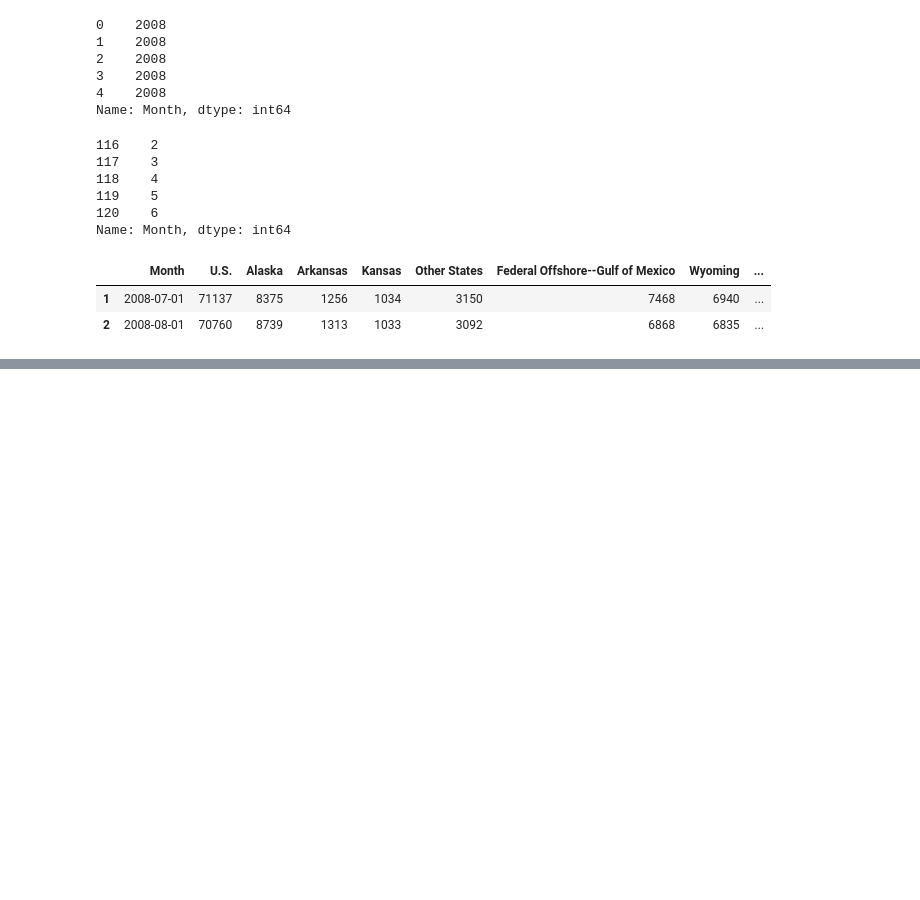
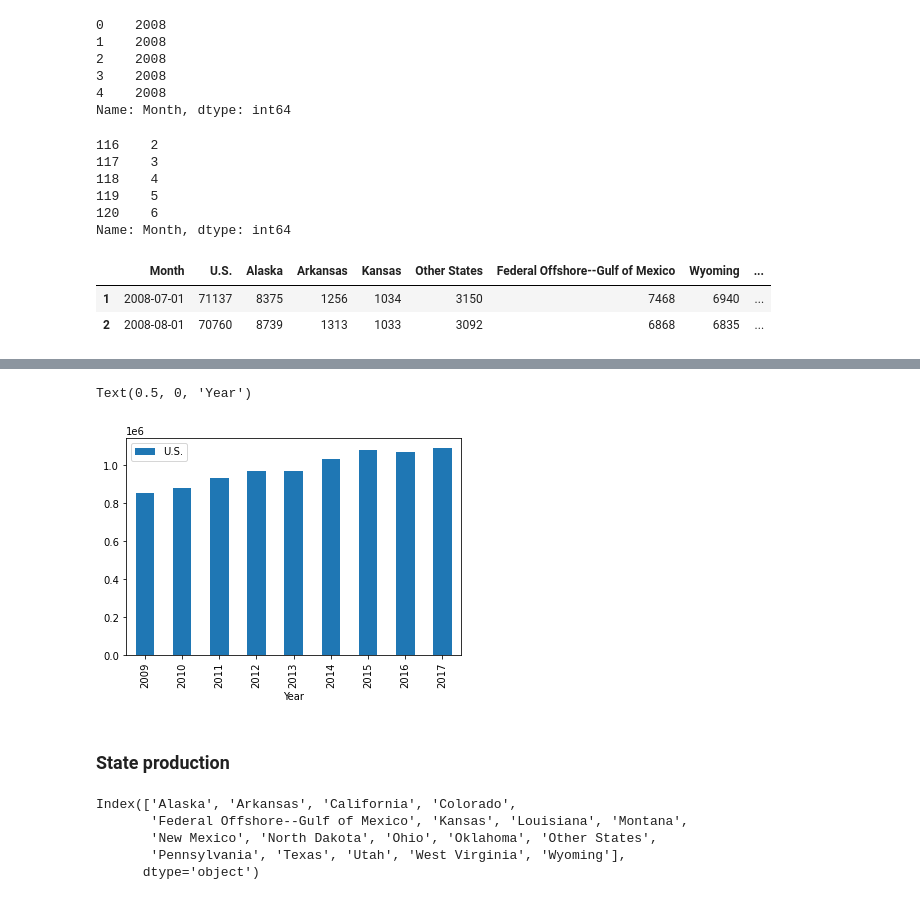
Before and after one commit to guang-zh/python, a Jupyter notebook: le-wagon-exercises/us-oil-and-gas-production/Exercise.ipynb, the cells around one changed output, grey strips where cells are left out. Saved outputs shown, nothing was run; the diff lists cells and outputs as text; code cells hidden in the pictures; blank space fills up the shorter version.

```diff
--- a/le-wagon-exercises/us-oil-and-gas-production/Exercise.ipynb
+++ b/le-wagon-exercises/us-oil-and-gas-production/Exercise.ipynb
@@ -92,0 +132,20 @@ gas_df[1:3]
+# %%
+full_years=np.logical_and(yearly_gas_df.index>=2009, yearly_gas_df.index<=2017)
+# %%
+full_yearly_gas_df=yearly_gas_df[full_years]
+# %%
+plot=full_yearly_gas_df.filter(items=['U.S.']).plot(kind="bar")
+plot.set_xlabel("Year")
+# %% [output]
+Text(0.5, 0, 'Year')
+[figure, added]
+# %% [markdown]
+### State production
+# %%
+full_yearly_gas_df.columns[1:].sort_values()
+# %% [output]
+Index(['Alaska', 'Arkansas', 'California', 'Colorado',
+       'Federal Offshore--Gulf of Mexico', 'Kansas', 'Louisiana', 'Montana',
+       'New Mexico', 'North Dakota', 'Ohio', 'Oklahoma', 'Other States',
+       'Pennsylvania', 'Texas', 'Utah', 'West Virginia', 'Wyoming'],
+      dtype='object')
```
Also changed, not shown: parts of 13 cells of this notebook, 5 other files.
